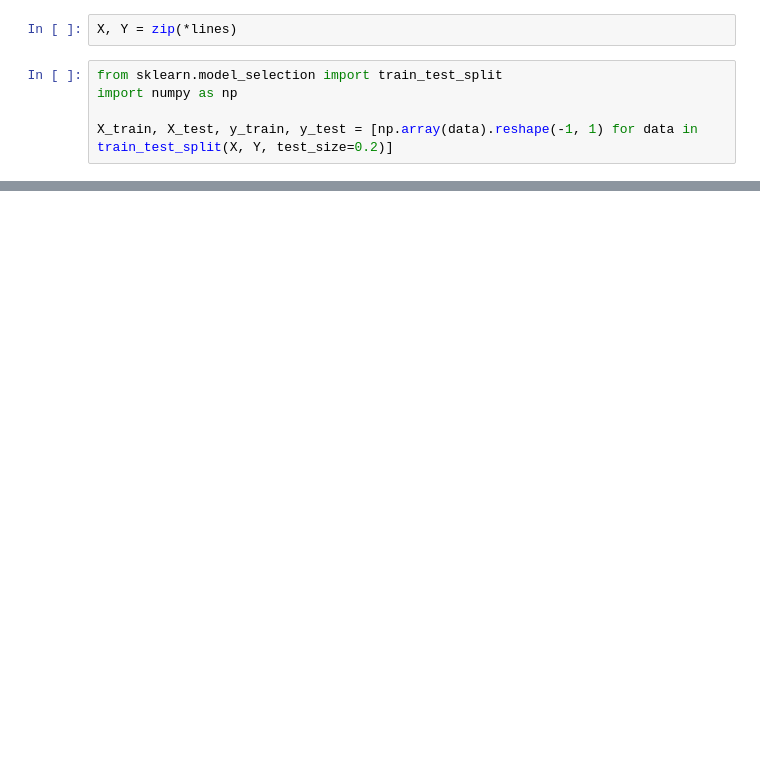
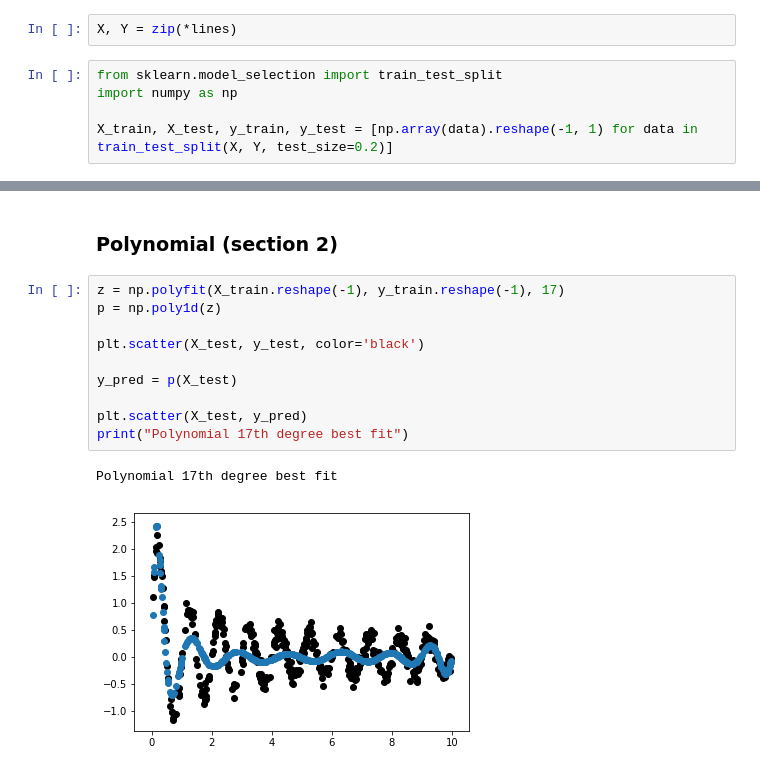
Before and after one commit to jamesaud/music-data-mining, a Jupyter notebook: assignment1/answer.ipynb, the cells around one changed output, grey strips where cells are left out. Cells and saved outputs as stored; diff of their text form; blank space fills up the shorter version.

```diff
--- a/assignment1/answer.ipynb
+++ b/assignment1/answer.ipynb
@@ -35,0 +39,15 @@ X_train, X_test, y_train, y_test = [np.array(data).reshape(-1, 1) for data in tr
+# %% [markdown]
+### Polynomial (section 2)
+# %%
+z = np.polyfit(X_train.reshape(-1), y_train.reshape(-1), 17)
+p = np.poly1d(z)
+
+plt.scatter(X_test, y_test, color='black')
+
+y_pred = p(X_test)
+
+plt.scatter(X_test, y_pred)
+print("Polynomial 17th degree best fit")
+# %% [output]
+Polynomial 17th degree best fit
+[figure, added]
```
Also changed, not shown: parts of 23 cells of this notebook.
